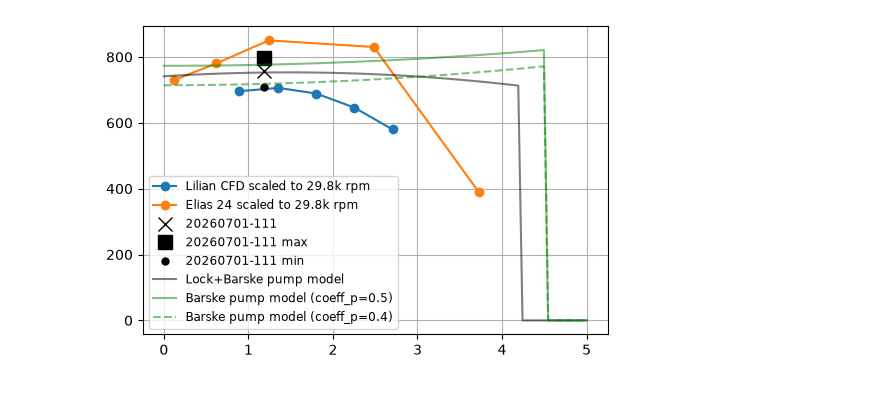
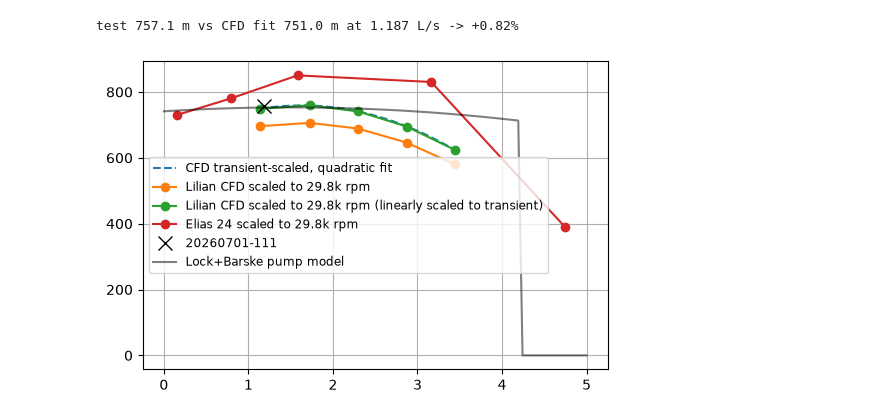
Before and after one commit to LpHiX/otp-sizing, a Jupyter notebook: data/LilianCFD20260928/lilian_cfd.ipynb, the cells around one changed output. Cells and saved outputs as stored; diff of their text form; code cells hidden in the pictures.

Commit message:
added run 18 transient cfd scaling

```diff
--- a/data/LilianCFD20260928/lilian_cfd.ipynb
+++ b/data/LilianCFD20260928/lilian_cfd.ipynb
@@ -74,7 +73,14 @@ runs.index.name = "run"
 #          'pHyd (W)', 'pShaft (W)', 'eta (-)', 'p_in (bar)', 'npspa (bar)', 'dp (bar)', 'pshaft (kW)'
 
 cfd_33 = runs.loc[["run_01", "run_14", "run_15", "run_16", "run_17"]]
+cfd_transient_33 = runs.loc[["run_18"]]
+
 cfd_33 = cfd_33.rename(columns={
+    "mdotin (kg/s)": "mdot (kg/s)",
+    "pshaft (kW)":   "Pshaft (kW)",
+    "eta (-)":       "eta",
+})
+cfd_transient_33 = cfd_transient_33.rename(columns={
     "mdotin (kg/s)": "mdot (kg/s)",
     "pshaft (kW)":   "Pshaft (kW)",
     "eta (-)":       "eta",
@@ -88,42 +94,66 @@ def scale(df, N_new, N_old):
                         "dp (bar)":    df["dp (bar)"] * r**2,
                         "Pshaft (kW)": df["Pshaft (kW)"] * r**3})
 
 fig, ax = plt.subplots(figsize=(6, 4))
 
 cfd_30 = scale(cfd_33, N_new=avg_rpm, N_old=33_000)
 elias_30 = scale(elias_24, N_new=avg_rpm, N_old=24_000)
 
+cfd_transient_30 = scale(cfd_transient_33, N_new=avg_rpm, N_old=33_000)
+cfd_30_scaled = cfd_30.copy()
+ratio = cfd_transient_30.loc["run_18", "dp (bar)"] / cfd_30.loc["run_01", "dp (bar)"]
+cfd_30_scaled["dp (bar)"] *= ratio
+
 bar_to_ipa_head = 1e5 / (9.81 * 785)
 bar_to_water_head = 1e5 / (9.81 * 1000)
 
-ax.plot(cfd_30["mdot (kg/s)"], cfd_30["dp (bar)"] * bar_to_ipa_head, "-o", label="Lilian CFD scaled to 29.8k rpm")
-ax.plot(elias_30["mdot (kg/s)"], elias_30["dp (bar)"] * bar_to_ipa_head, "-o", label="Elias 24 scaled to 29.8k rpm")
-ax.plot(avg_Q*1e3, avg_dp * bar_to_water_head, "x", label="20260701-111", markersize=10, color="k")
-ax.plot(avg_Q*1e3, max_dp * bar_to_water_head, "s", label="20260701-111 max", markersize=10, color="k")
-ax.plot(avg_Q*1e3, min_dp * bar_to_water_head, ".", label="20260701-111 min", markersize=10, color="k")
+Q_cfd = cfd_30_scaled["mdot (kg/s)"].to_numpy() / 785 * 1e3
+H_cfd = cfd_30_scaled["dp (bar)"].to_numpy() * bar_to_ipa_head
+
+coeffs = np.polyfit(Q_cfd, H_cfd, 2)
+Q_fit = np.linspace(Q_cfd.min(), Q_cfd.max(), 200)
+ax.plot(Q_fit, np.polyval(coeffs, Q_fit), "--", label="CFD transient-scaled, quadratic fit")
+
+Q_test = avg_Q * 1e3
+H_test = avg_dp * bar_to_water_head
+H_pred = np.polyval(coeffs, Q_test)
+err = 100 * (H_test - H_pred) / H_pred
+print(f"test {H_test:.1f} m vs CFD fit {H_pred:.1f} m at {Q_test:.3f} L/s -> {err:+.2f}%")
+ax.legend(fontsize="small")
+
+water_mdot_to_Ls = 1
+ipa_mdot_to_Ls = 1 / 785 * 1e3
+
+ax.plot(cfd_30["mdot (kg/s)"] * ipa_mdot_to_Ls, cfd_30["dp (bar)"] * bar_to_ipa_head, "-o", label="Lilian CFD scaled to 29.8k rpm")
+ax.plot(cfd_30_scaled["mdot (kg/s)"] * ipa_mdot_to_Ls, cfd_30_scaled["dp (bar)"] * bar_to_ipa_head, "-o", label="Lilian CFD scaled to 29.8k rpm (linearly scaled to transient)")
+ax.plot(elias_30["mdot (kg/s)"] * ipa_mdot_to_Ls, elias_30["dp (bar)"] * bar_to_ipa_head, "-o", label="Elias 24 scaled to 29.8k rpm")
+ax.plot(avg_Q * 1e3 * water_mdot_to_Ls, avg_dp * bar_to_water_head, "x", label="20260701-111", markersize=10, color="k")
+# ax.plot(avg_Q*1e3, max_dp * bar_to_water_head, "s", label="20260701-111 max", markersize=10, color="k")
+# ax.plot(avg_Q*1e3, min_dp * bar_to_water_head, ".", label="20260701-111 min", markersize=10, color="k")
 
 from data.OT2.ot2 import PUMP
 from pyfluids import FluidsList
 from otp.propellants.propellant import Propellant
 from otp.core.units import BAR
 import numpy as np
 
 
 WATER = Propellant("Water", FluidsList.Water, t_tank=293.15, p_tank=10*BAR)
 
 heads = np.array([PUMP.point_performance(WATER, Q, avg_rpm, avg_p_inlet*BAR, 293.15, "lock").H_total_real for Q in np.linspace(0, 0.005, 100)])
 ax.plot(np.linspace(0, 0.005, 100)*1e3, heads, label="Lock+Barske pump model", color="k", alpha=0.5)
 
-PUMP.choices.coeff_p = 0.5
-heads_barske = np.array([PUMP.point_performance(WATER, Q, avg_rpm, avg_p_inlet*BAR, 293.15, "barske").H_total_real for Q in np.linspace(0, 0.005, 100)])
-ax.plot(np.linspace(0, 0.005, 100)*1e3, heads_barske, label=f"Barske pump model (coeff_p={PUMP.choices.coeff_p})", color="g", alpha=0.5)
+# PUMP.choices.coeff_p = 0.5
+# heads_barske = np.array([PUMP.point_performance(WATER, Q, avg_rpm, avg_p_inlet*BAR, 293.15, "barske").H_total_real for Q in np.linspace(0, 0.005, 100)])
+# ax.plot(np.linspace(0, 0.005, 100)*1e3, heads_barske, label=f"Barske pump model (coeff_p={PUMP.choices.coeff_p})", color="g", alpha=0.5)
 
-PUMP.choices.coeff_p = 0.4
-heads_barske = np.array([PUMP.point_performance(WATER, Q, avg_rpm, avg_p_inlet*BAR, 293.15, "barske").H_total_real for Q in np.linspace(0, 0.005, 100)])
-ax.plot(np.linspace(0, 0.005, 100)*1e3, heads_barske, '--', label=f"Barske pump model (coeff_p={PUMP.choices.coeff_p})", color="g", alpha=0.5)
+# PUMP.choices.coeff_p = 0.4
+# heads_barske = np.array([PUMP.point_performance(WATER, Q, avg_rpm, avg_p_inlet*BAR, 293.15, "barske").H_total_real for Q in np.linspace(0, 0.005, 100)])
+# ax.plot(np.linspace(0, 0.005, 100)*1e3, heads_barske, '--', label=f"Barske pump model (coeff_p={PUMP.choices.coeff_p})", color="g", alpha=0.5)
 
 
 ax.legend(fontsize="small")
 ax.grid(True)
 # %% [output]
+test 757.1 m vs CFD fit 751.0 m at 1.187 L/s -> +0.82%
-[figure, old version]
+[figure, new version]
```
Also changed, not shown: parts of 1 cell of this notebook.
